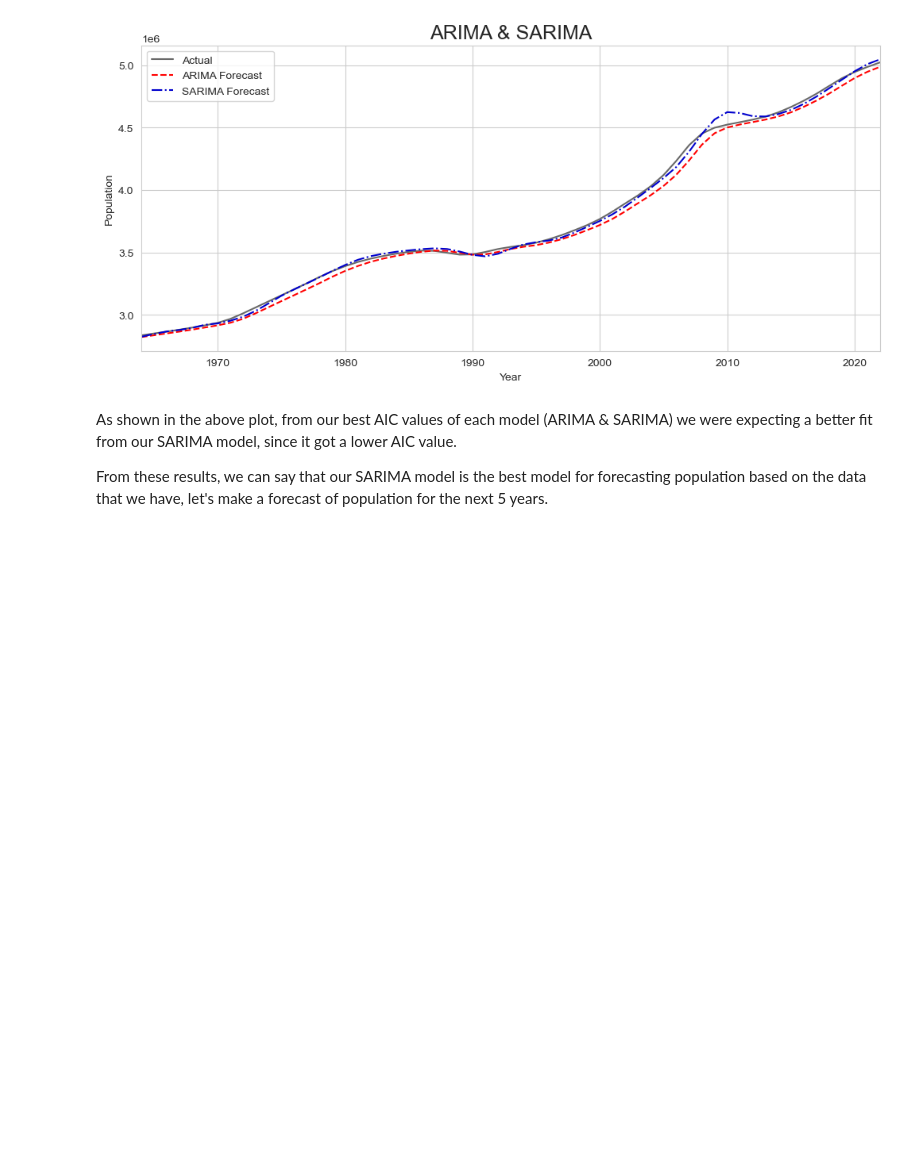
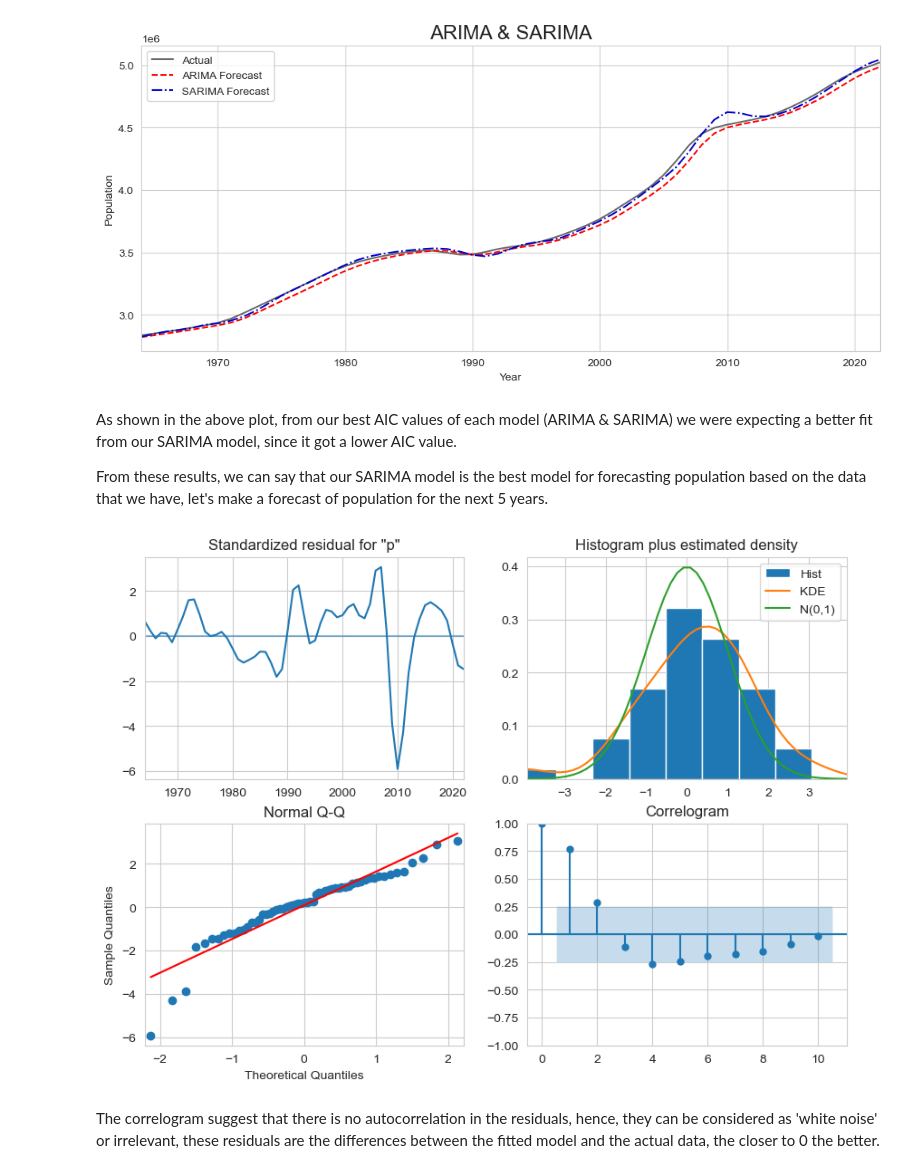
Before and after one commit to LeopoldoCCT/Strategic_Thinking_, a Jupyter notebook: Population_CA2_LeopoldoRojoRomero.ipynb, the cells around one changed output. Drawn from its saved outputs; the diff is of its cells as text; code cells hidden in the pictures; blank space fills up the shorter version.

Commit message:
SARIMA diagnostics

```diff
--- a/Population_CA2_LeopoldoRojoRomero.ipynb
+++ b/Population_CA2_LeopoldoRojoRomero.ipynb
@@ -1222,3 +1222,9 @@ axr.legend();
 As shown in the above plot, from our best AIC values of each model (ARIMA & SARIMA) we were expecting a better fit from our SARIMA model, since it got a lower AIC value.
 
 From these results, we can say that our SARIMA model is the best model for forecasting population based on the data that we have, let's make a forecast of population for the next 5 years.
+# %%
+sarima_best_model.plot_diagnostics(figsize=(10,7));
+# %% [output]
+[figure, added]
+# %% [markdown]
+The correlogram suggest that there is no autocorrelation in the residuals, hence, they can be considered as 'white noise' or irrelevant, these residuals are the differences between the fitted model and the actual data, the closer to 0 the better.
```
